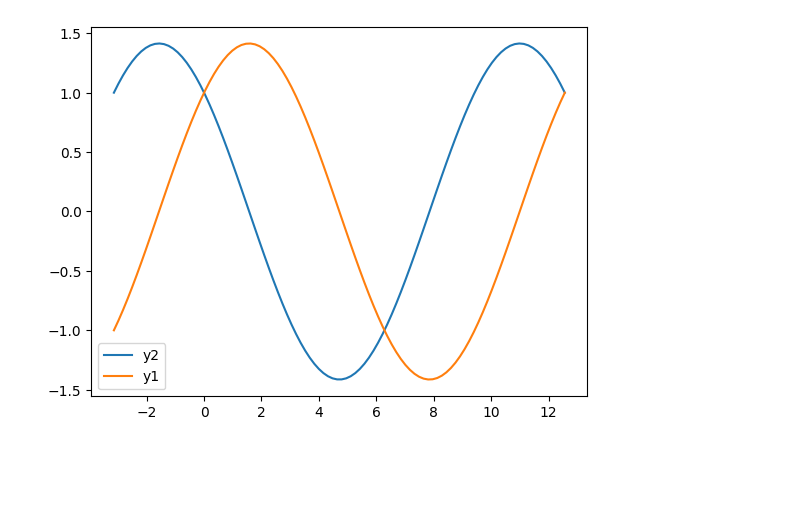
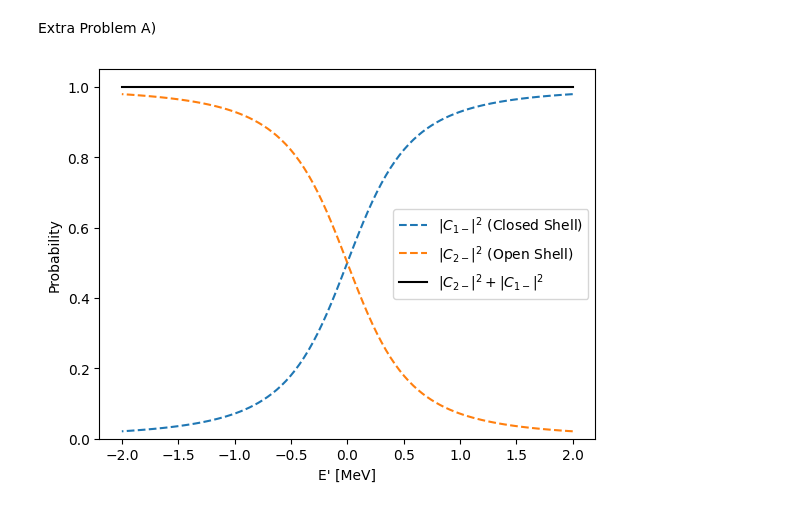
Before and after one commit to sewerininc/poetry_envs, a Jupyter notebook: kernefysik/extra_problem_21.ipynb, the cells around one changed output. Drawn from its saved outputs; the diff is of its cells as text; code cells hidden in the pictures; blank space fills up the shorter version.

```diff
--- a/kernefysik/extra_problem_21.ipynb
+++ b/kernefysik/extra_problem_21.ipynb
@@ -4,15 +5,29 @@ import matplotlib.pyplot as plt
+# %% [markdown]
+Extra Problem A)
 # %%
-xs = np.linspace(-np.pi, 4*np.pi, 100)
+E1 = 0
+E2 = np.linspace(2, -2, 100)
+V_int = 0.3
 
-def y_1(xs):
-    return np.cos(xs/2) + np.sin(xs/2)
 
-def y_2(xs):
-    return np.cos(xs/2) - np.sin(xs/2)
+sqrt_val = np.sqrt((E2 - E1)**2 + 4*V_int**2)
 
-plt.plot(xs, y_2(xs), label="y2")
-plt.plot(xs, y_1(xs), label="y1")
+E_tot_p = (E1 + E2) + sqrt_val
+E_tot_m = (E1 + E2) - sqrt_val
+
+def c(E, E_tot, V):
+    return 1 / (1 + (E_tot / 2 - E)**2 / V**2)
+
+#plt.plot(E2, c(E1, E_tot_p, V_int), label="c1: Eplus")
+#plt.plot(E2, c(E2, E_tot_p, V_int), label="c2: Eplus")
+plt.plot(E2, c(E1, E_tot_m, V_int), "--" , label="$|C_{1-}|^2$ (Closed Shell)")
+plt.plot(E2, c(E2, E_tot_m, V_int), "--", label="$|C_{2-}|^2$ (Open Shell)")
+plt.plot(E2, c(E1, E_tot_m, V_int) + c(E2, E_tot_m, V_int), label="$|C_{2-}|^2 + |C_{1-}|^2$", color="black")
 plt.legend()
+#plt.yscale("log")
+plt.xlabel("E' [MeV]")
+plt.ylabel("Probability")
+plt.ylim(0,1.05)
 plt.show()
 # %% [output]
-[figure, old version]
+[figure, new version]
```
Also changed, not shown: parts of 10 cells of this notebook, 1 other file.
